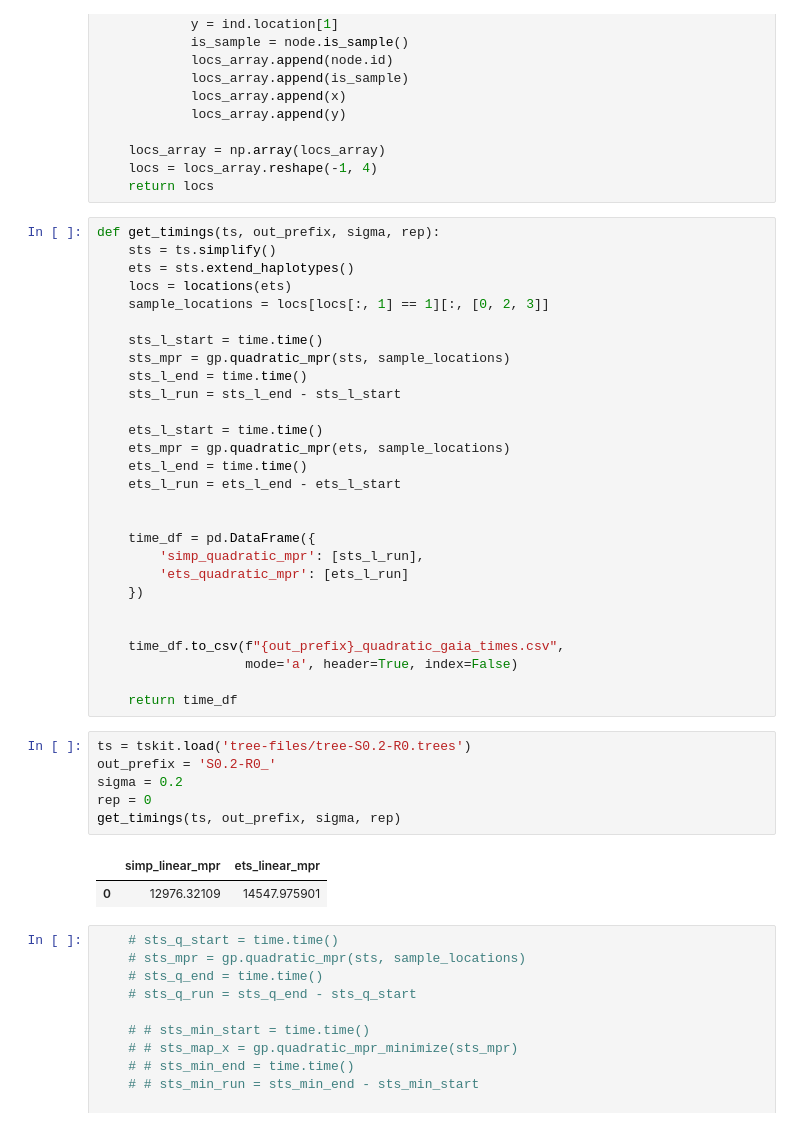
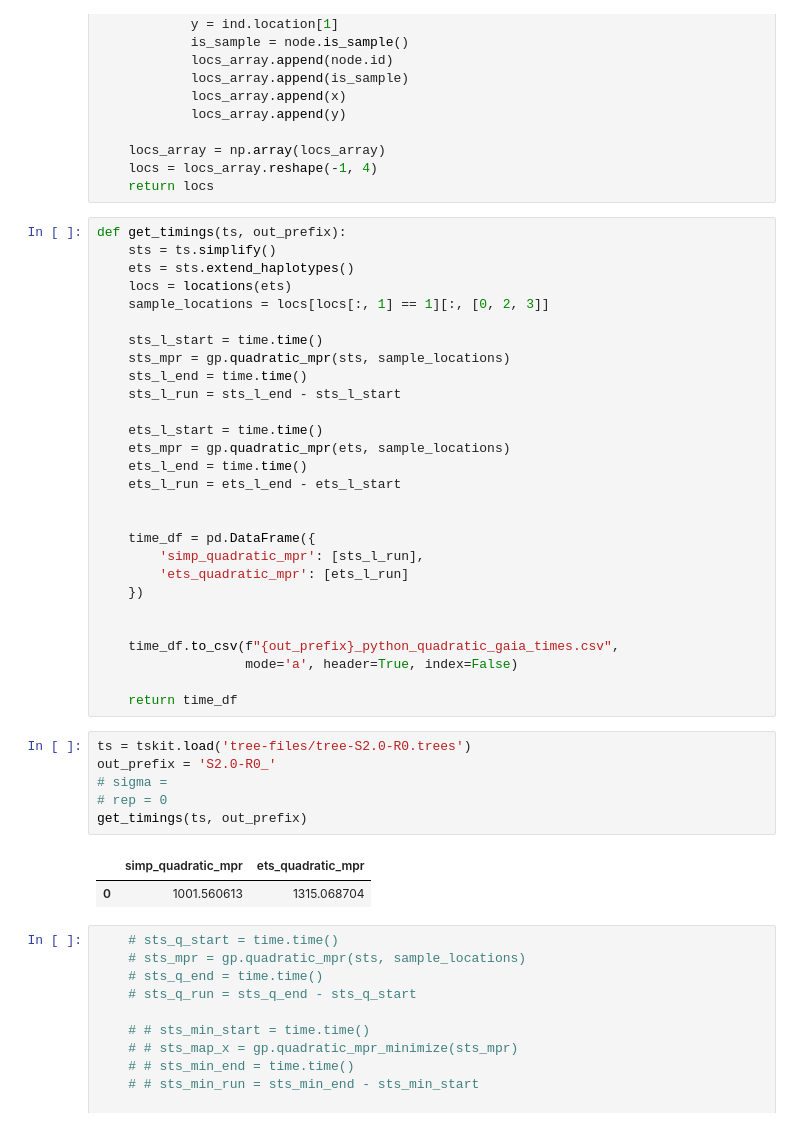
Before and after one commit to gbradburd/extend-gaia, a Jupyter notebook: timings.ipynb, the cells around one changed output. Drawn from its saved outputs; the diff is of its cells as text.

Commit message:
trying to figure out why some replicates are so different and some are not and adding some timings

```diff
--- a/timings.ipynb
+++ b/timings.ipynb
@@ -27,7 +27,7 @@ def locations(ts):
     locs = locs_array.reshape(-1, 4)
     return locs
 # %%
-def get_timings(ts, out_prefix, sigma, rep):
+def get_timings(ts, out_prefix):
     sts = ts.simplify()
     ets = sts.extend_haplotypes()
     locs = locations(ets)
@@ -50,19 +50,19 @@ def get_timings(ts, out_prefix, sigma, rep):
     })
 
 
-    time_df.to_csv(f"{out_prefix}_quadratic_gaia_times.csv",
+    time_df.to_csv(f"{out_prefix}_python_quadratic_gaia_times.csv",
                    mode='a', header=True, index=False)
 
     return time_df
 # %%
-ts = tskit.load('tree-files/tree-S0.2-R0.trees')
-out_prefix = 'S0.2-R0_'
-sigma = 0.2
-rep = 0
-get_timings(ts, out_prefix, sigma, rep)
+ts = tskit.load('tree-files/tree-S2.0-R0.trees')
+out_prefix = 'S2.0-R0_'
+# sigma =
+# rep = 0
+get_timings(ts, out_prefix)
 # %% [output]
-|  | simp_linear_mpr | ets_linear_mpr |
-| 0 | 12976.32109 | 14547.975901 |
+|  | simp_quadratic_mpr | ets_quadratic_mpr |
+| 0 | 1001.560613 | 1315.068704 |
 # %%
     # sts_q_start = time.time()
     # sts_mpr = gp.quadratic_mpr(sts, sample_locations)
```
Also changed, not shown: 9 other files.
